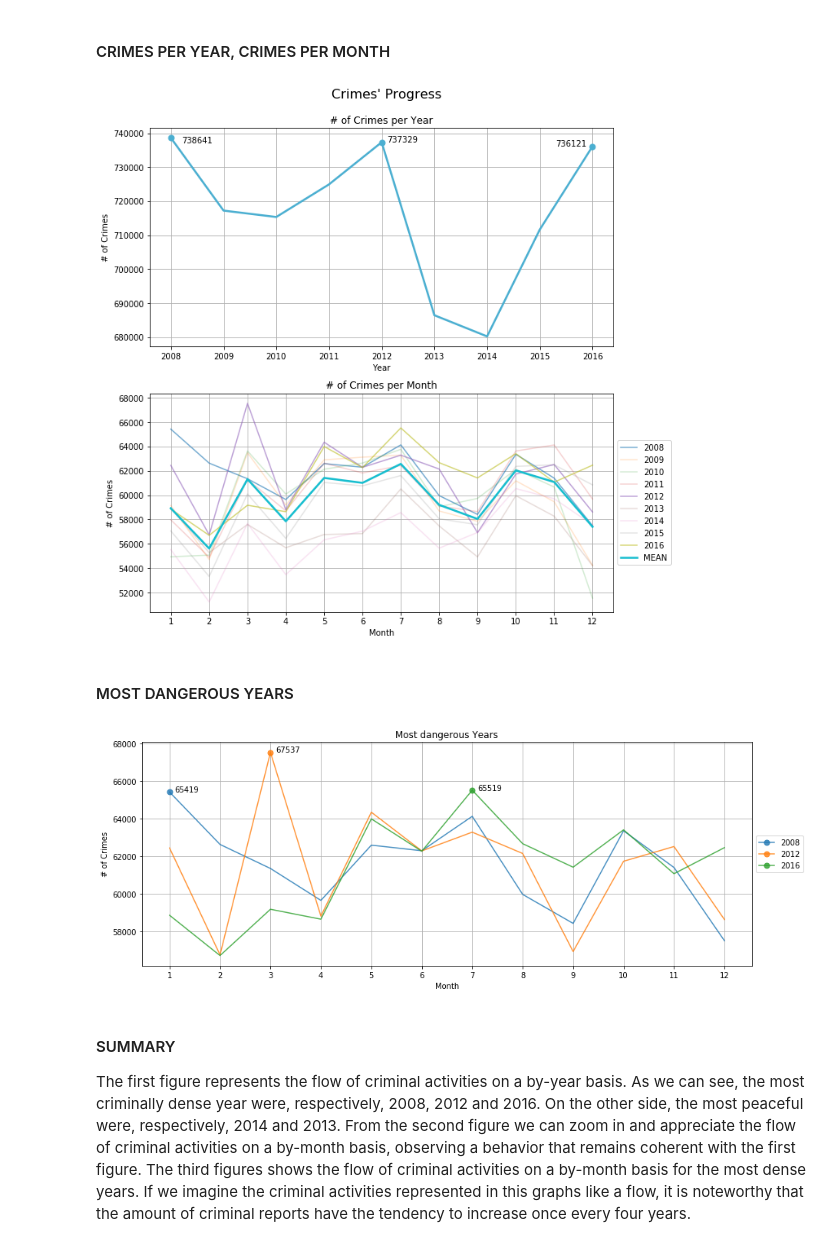
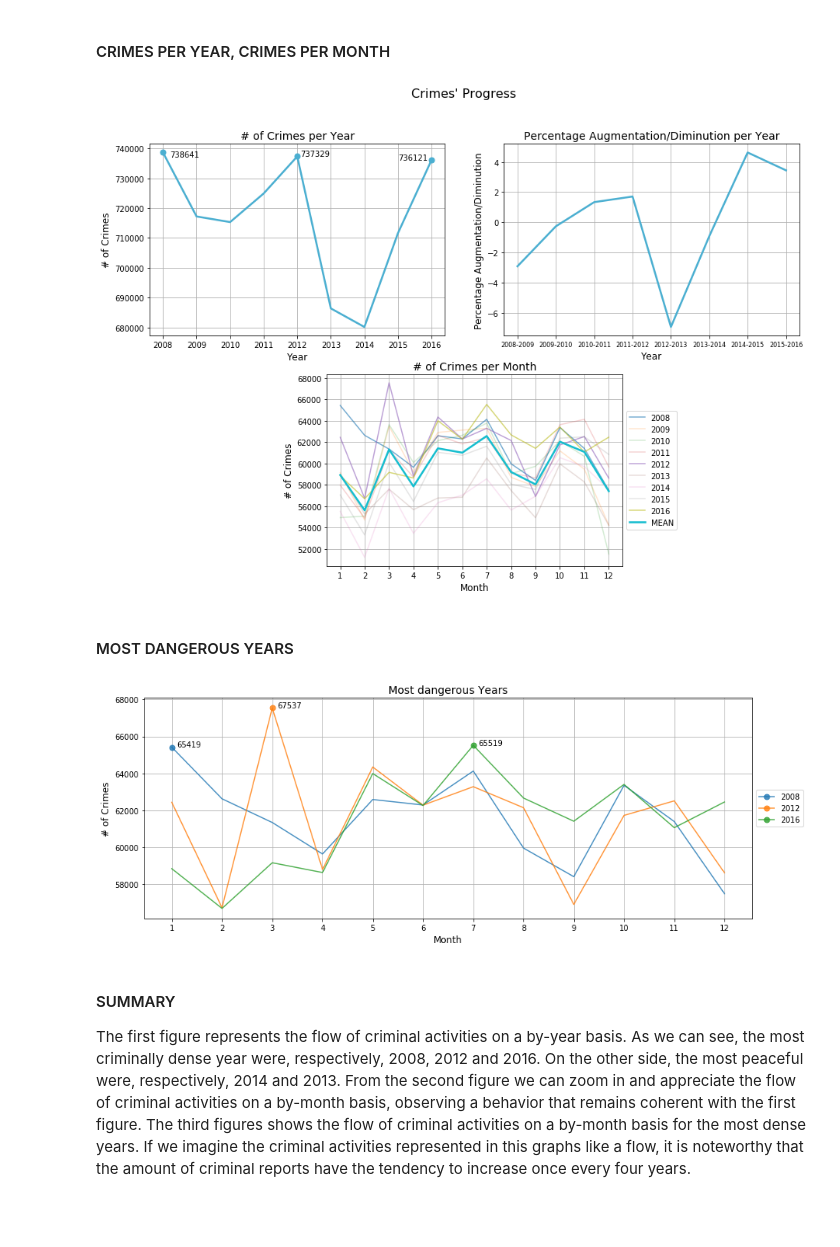
Before and after one commit to germz01/london_crime_data_analysis, a Jupyter notebook: notebooks/data_understanding.ipynb, the cells around one changed output. Cells and saved outputs as stored; diff of their text form; code cells hidden in the pictures; blank space fills up the shorter version.

```diff
--- a/notebooks/data_understanding.ipynb
+++ b/notebooks/data_understanding.ipynb
@@ -45,6 +47,10 @@ from collections import defaultdict
 from scipy import stats
 
 %matplotlib inline
+# %%
+mpl.rcParams['axes.labelsize'] = 12
+mpl.rcParams['axes.titlesize'] = 14
+mpl.rcParams['figure.titlesize'] = 16
 # %% [markdown]
 ### LOADING THE DATASET
 # %%
@@ -78,6 +84,7 @@ that, on a superficial level, the window of time from 2008 to 2016 wasn't too de
 # %%
 crimes_per_year, crimes_per_month = {}, {}
 months = ['1', '2', '3', '4', '5', '6', '7', '8', '9', '10', '11', '12']
+aug_dim_perc = []
 
 
 for year in np.sort(ds['year'].unique()):
@@ -95,46 +102,67 @@ sorted_vals.sort()
 
 cpm_matrix = np.mean([crimes_per_month[key] for key in crimes_per_month.keys()],
                      axis=0)
+
+for year in list(crimes_per_year.keys())[1:]:
+    pr_year = str(int(year) - 1)
+    score = ((crimes_per_year[year] / crimes_per_year[pr_year]) * 100) - 100
+
+    aug_dim_perc.append(round(score, 2))
 # %%
-plt.figure(figsize=(10, 10))
+plt.figure(figsize=(15, 10))
 
-plt.subplot(2, 1, 1)
+gs = gridspec.GridSpec(2, 4)
+gs.update(wspace=0.5)
+
+plt.subplot(gs[0, :2])
 plt.plot(range(len(crimes_per_year.keys())), list(crimes_per_year.values()),
          linewidth=2.5, color='#4bafd1', marker='o', markersize=7.0,
          markevery=[0, 4, 8])
 plt.annotate(sorted_vals[-1], (0.2, sorted_vals[-1] - 1500))
 plt.annotate(sorted_vals[-2], (4.1, sorted_vals[-2]))
-plt.annotate(sorted_vals[-3], (7.3, sorted_vals[-3]))
+plt.annotate(sorted_vals[-3], (7., sorted_vals[-3]))
 plt.xticks(range(len(crimes_per_year.keys())), crimes_per_year.keys())
 plt.xlabel('Year')
 plt.ylabel('# of Crimes')
 plt.title('# of Crimes per Year')
 plt.grid()
 
-plt.subplot(2, 1, 2)
+plt.subplot(gs[0, 2:])
+plt.plot(range(len(aug_dim_perc)), aug_dim_perc, linewidth=2.5,
+         color='#4bafd1')
+plt.grid()
+plt.xticks(ticks=range(len(aug_dim_perc)),
+           labels=['2008-2009', '2009-2010', '2010-2011', '2011-2012',
+                   '2012-2013', '2013-2014', '2014-2015', '2015-2016'],
+           fontsize=8)
+plt.xlabel('Year')
+plt.ylabel('Percentage Augmentation/Diminution')
+plt.title('Percentage Augmentation/Diminution per Year')
+
+plt.subplot(gs[1, 1:3])
 for year in crimes_per_month.keys():
     if int(year) in [2008, 2012, 2016]:
         plt.plot(range(len(crimes_per_month[year])), crimes_per_month[year],
                  label=year, alpha=.6)
     else:
         plt.plot(range(len(crimes_per_month[year])), crimes_per_month[year],
                  label=year, alpha=.2)
 plt.plot(range(12), cpm_matrix, label='MEAN', linewidth=2.5)
 
 plt.xticks(range(len(ds['month'].unique())), months)
 plt.xlabel('Month')
 plt.ylabel('# of Crimes')
 plt.title('# of Crimes per Month')
 plt.grid()
 plt.legend(loc='center left', bbox_to_anchor=(1, 0.5))
 
 
 plt.suptitle("Crimes' Progress", fontsize=16)
-plt.tight_layout(rect=[0, 0.03, 1, 0.95])
+#plt.tight_layout(rect=[0, 0.03, 1, 0.95])
 plt.savefig('../imgs/data_understanding/crimes_per_year_month.pdf',
             bbox_inches='tight')
 # %% [output]
-[figure, old version]
+[figure, new version]
 # %% [markdown]
 #### MOST DANGEROUS YEARS
 # %%
@@ -179,7 +207,7 @@ plt.tight_layout()
 plt.savefig('../imgs/data_understanding/most_dangerous_years.pdf',
             bbox_inches='tight')
 # %% [output]
-[figure, old version]
+[figure, new version]
 # %% [markdown]
 #### SUMMARY
 
```
Also changed, not shown: parts of 5 cells of this notebook, 7 other files.
